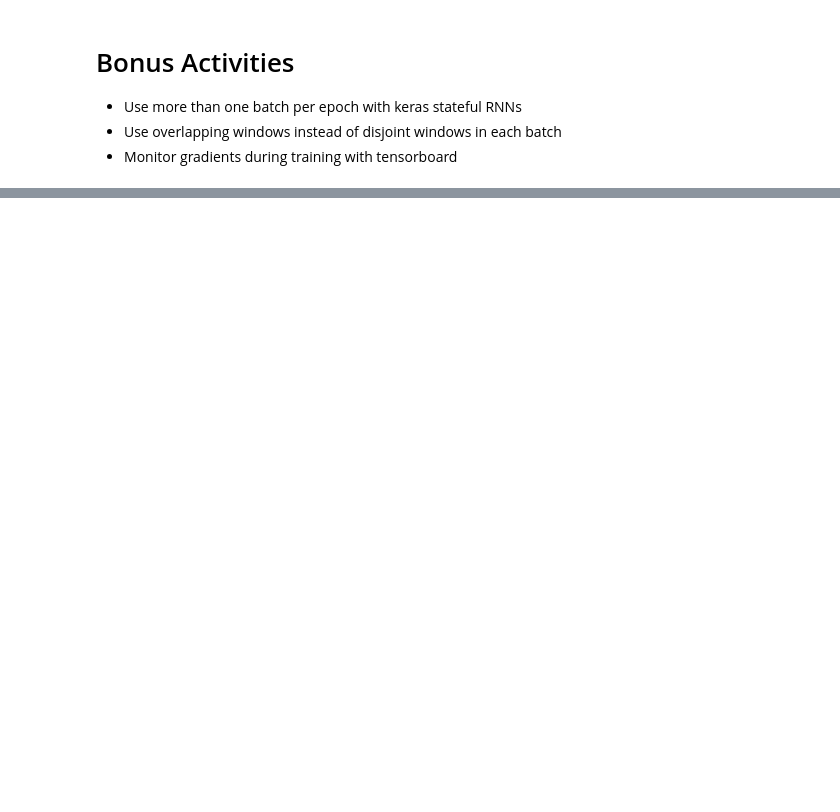
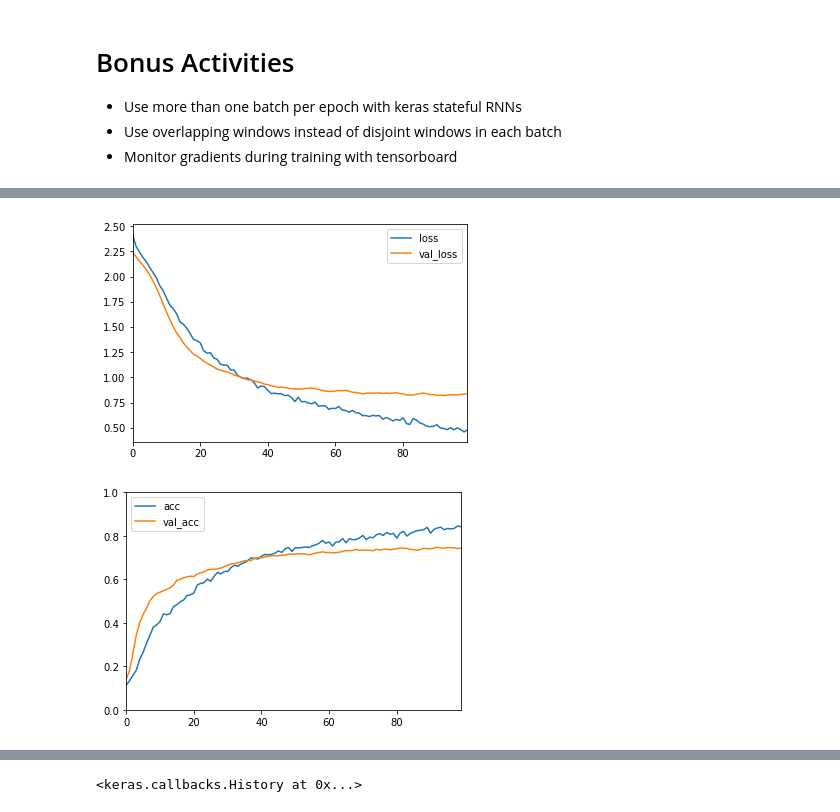
Before and after one commit to jonhilgart22/DSCI-6005-deep-learning, a Jupyter notebook: week_4_sequence_learning/4_1_am_rnn/lab_video_mnist_SUBMISSION.ipynb, the cells around one changed output, grey strips where cells are left out. Drawn from its saved outputs; the diff is of its cells as text; code cells hidden in the pictures; blank space fills up the shorter version.

```diff
--- a/week_4_sequence_learning/4_1_am_rnn/lab_video_mnist_SUBMISSION.ipynb
+++ b/week_4_sequence_learning/4_1_am_rnn/lab_video_mnist_SUBMISSION.ipynb
@@ -463,3 +466,18 @@ modelfinal.fit(X_train50,y_train50, batch_size=50,epochs=100,validation_data=[X_
 - Use more than one batch per epoch with keras stateful RNNs
 - Use overlapping windows instead of disjoint windows in each batch
 - Monitor gradients during training with tensorboard
+# %%
+modelstate = Sequential()
+#modelstate.add(Conv1D(64,2,activation='relu',padding='same',input_shape=(60,784)))
+#modelstate.add(MaxPool1D(1))
+#modelstate.summary()
+modelstate.add(SimpleRNN(128,activation='relu',return_sequences=True,dropout=.3,
+                         recurrent_dropout=.1, stateful=True, batch_input_shape=(50, 60, 784)))
+
+modelstate.add(TimeDistributed(Dense(200,activation='relu')))
+modelstate.add(Dropout(.3))
+#modelstate.add(SimpleRNN(128,activation='relu',return_sequences=True,dropout=.3,recurrent_dropout=.1))
+#modelstate.add(TimeDistributed(Dense(200,activation='relu')))
+modelstate.add(Dropout(.3))
+modelstate.add(TimeDistributed(Dense(10,activation='softmax')))
+modelstate.summary()
@@ -465,0 +502,6 @@ modelfinal.fit(X_train50,y_train50, batch_size=50,epochs=100,validation_data=[X_
+# %%
+modelstate.compile(optimizer='adam', loss='categorical_crossentropy',metrics=['accuracy'])
+modelstate.fit(X_train50,y_train50, batch_size=50,epochs=100,validation_data=[X_val50,y_val50], callbacks=[TrainingVisualizer()])
+# %% [output]
+[figure, added]
+[figure, added]
@@ -465,0 +509 @@ modelfinal.fit(X_train50,y_train50, batch_size=50,epochs=100,validation_data=[X_
+<keras.callbacks.History at 0x...>
```
Also changed, not shown: parts of 5 cells of this notebook, 2 other files.
